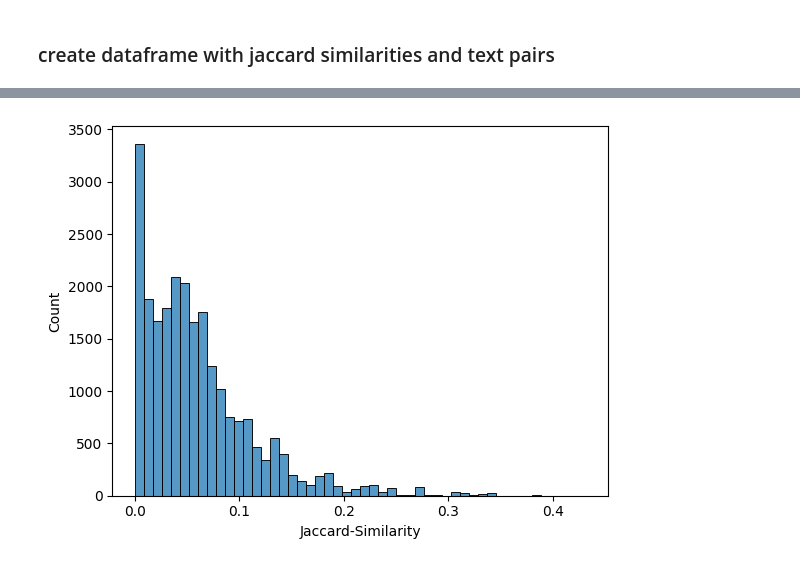
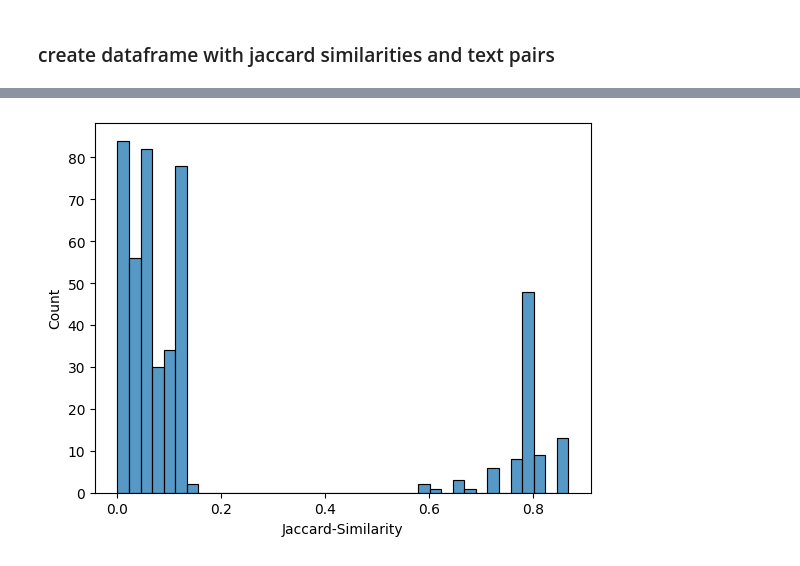
Before and after one commit to Phillus1999/data_science_2, a Jupyter notebook: projects/uebung_3/LSH_concepts.ipynb, the cells around one changed output, grey strips where cells are left out. Drawn from its saved outputs; the diff is of its cells as text; code cells hidden in the pictures.

```diff
--- a/projects/uebung_3/LSH_concepts.ipynb
+++ b/projects/uebung_3/LSH_concepts.ipynb
@@ -189,3 +184,11 @@ number_of_buckets = 5000
 # %% [markdown]
 # sort bands into buckets
+# %%
+def lsh_hash_function(band, num_buckets):
+    # Convert the band (which could be a list or tuple) to a string representation
+    # since the built-in hash function requires a single immutable argument.
+    string_band = str(band)
+
+    # Use the built-in hash function and take the modulo of the number of buckets
+    return hash(string_band) % num_buckets
 # %%
@@ -205,4 +210,0 @@ for col_index in range(len(signature_matrix)):
-# %%
-for bucket in buckets:
-    if len(bucket) > 1:
-        print(bucket)
@@ -237,12 +211,10 @@ plt.show()
 # %% [markdown]
 # find candidate pairs
 # %%
-candidate_pairs = []
-for bucket in buckets:
-    # find all buckets with more than one entry
-    if len(bucket) > 1:
-        # create all possible pairs of the bucket
+def find_candidate_pairs(buckets):
+    candidate_pairs = set()
+    for bucket in buckets.values():
         for i in range(len(bucket)):
             for j in range(i + 1, len(bucket)):
-                candidate_pairs.append((bucket[i], bucket[j]))
-print(candidate_pairs[0:10])
+                candidate_pairs.add((bucket[i], bucket[j]))
+    return candidate_pairs
@@ -253,5 +247,6 @@ print(candidate_pairs[0:10])
 # %%
 jac_sims = []
+candidate_pairs = find_candidate_pairs(sort_bands_into_buckets())
 for pair in candidate_pairs:
     jac_sims.append(np.sum(np.array(bit_Matrix[pair[0]]) & np.array(bit_Matrix[pair[1]])) / np.sum(np.array(bit_Matrix[pair[0]]) | np.array(bit_Matrix[pair[1]])))
 # %% [markdown]
@@ -291,5 +286,5 @@ candidate_pairs_df
 # %%
-sns.histplot(candidate_pairs_df['Jaccard-Similarity'], bins=50)
+sns.histplot(candidate_pairs_df['Jaccard-Similarity'])
 plt.show()
 # %% [output]
-[figure, old version]
+[figure, new version]
```
Also changed, not shown: parts of 15 cells of this notebook.
